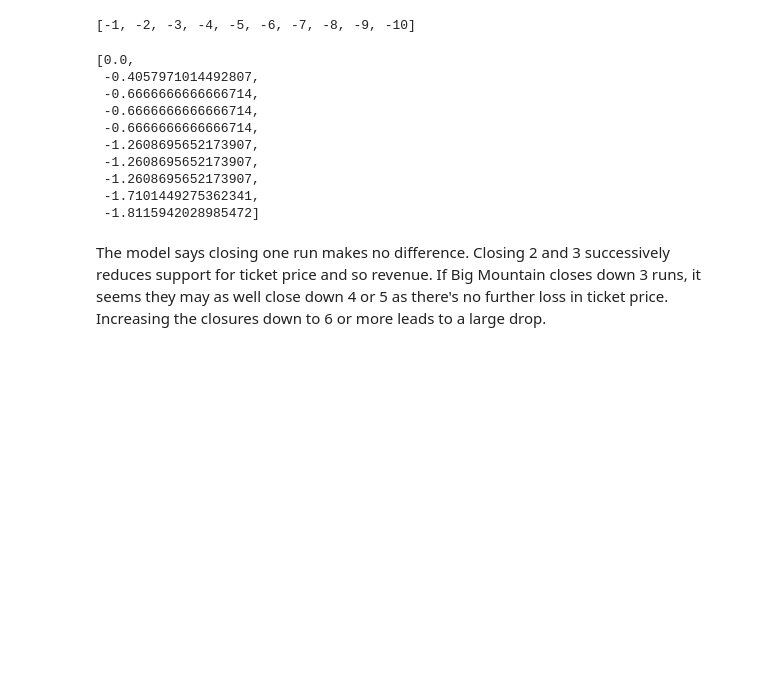
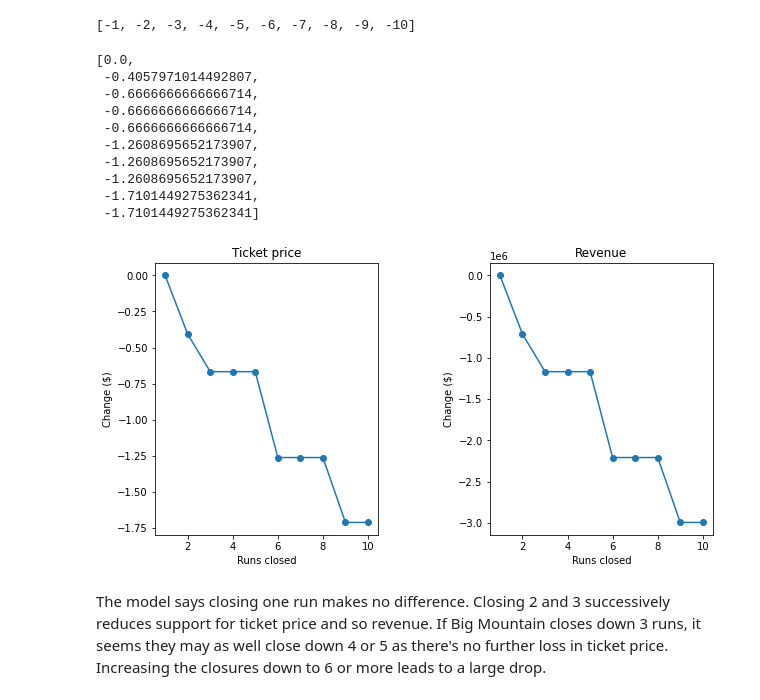
Before and after one commit to allen44/DataScienceGuidedCapstone, a Jupyter notebook: Notebooks/05_modeling.ipynb, the cells around one changed output. Drawn from its saved outputs; the diff is of its cells as text; code cells hidden in the pictures; blank space fills up the shorter version.

```diff
--- a/Notebooks/05_modeling.ipynb
+++ b/Notebooks/05_modeling.ipynb
@@ -344,6 +357,6 @@ def predict_increase(features, deltas):
 
     bm2 = X_bm.copy()
     for f, d in zip(features, deltas):
-        bm2[___] += ___
+        bm2[f] += d
     return model.predict(bm2).item() - model.predict(X_bm).item()
 # %% [markdown]
@@ -369,23 +382,25 @@ price_deltas
  -1.2608695652173907,
  -1.2608695652173907,
  -1.7101449275362341,
- -1.8115942028985472]
+ -1.7101449275362341]
 # %%
 #Code task 3#
 #Create two plots, side by side, for the predicted ticket price change (delta) for each
 #condition (number of runs closed) in the scenario and the associated predicted revenue
 #change on the assumption that each of the expected visitors buys 5 tickets
 #There are two things to do here:
 #1 - use a list comprehension to create a list of the number of runs closed from `runs_delta`
 #2 - use a list comprehension to create a list of predicted revenue changes from `price_deltas`
-runs_closed = [-1 * ___ for ___ in runs_delta] #1
+runs_closed = [-1 * run_delta for run_delta in runs_delta] #1
 fig, ax = plt.subplots(1, 2, figsize=(10, 5))
 fig.subplots_adjust(wspace=0.5)
 ax[0].plot(runs_closed, price_deltas, 'o-')
 ax[0].set(xlabel='Runs closed', ylabel='Change ($)', title='Ticket price')
-revenue_deltas = [5 * expected_visitors * ___ for ___ in ___] #2
+revenue_deltas = [5 * expected_visitors * price_delta for price_delta in price_deltas] #2
 ax[1].plot(runs_closed, revenue_deltas, 'o-')
 ax[1].set(xlabel='Runs closed', ylabel='Change ($)', title='Revenue');
+# %% [output]
+[figure, added]
 # %% [markdown]
 The model says closing one run makes no difference. Closing 2 and 3 successively reduces support for ticket price and so revenue. If Big Mountain closes down 3 runs, it seems they may as well close down 4 or 5 as there's no further loss in ticket price. Increasing the closures down to 6 or more leads to a large drop.
 # %% [markdown]
```
Also changed, not shown: parts of 14 cells of this notebook.
